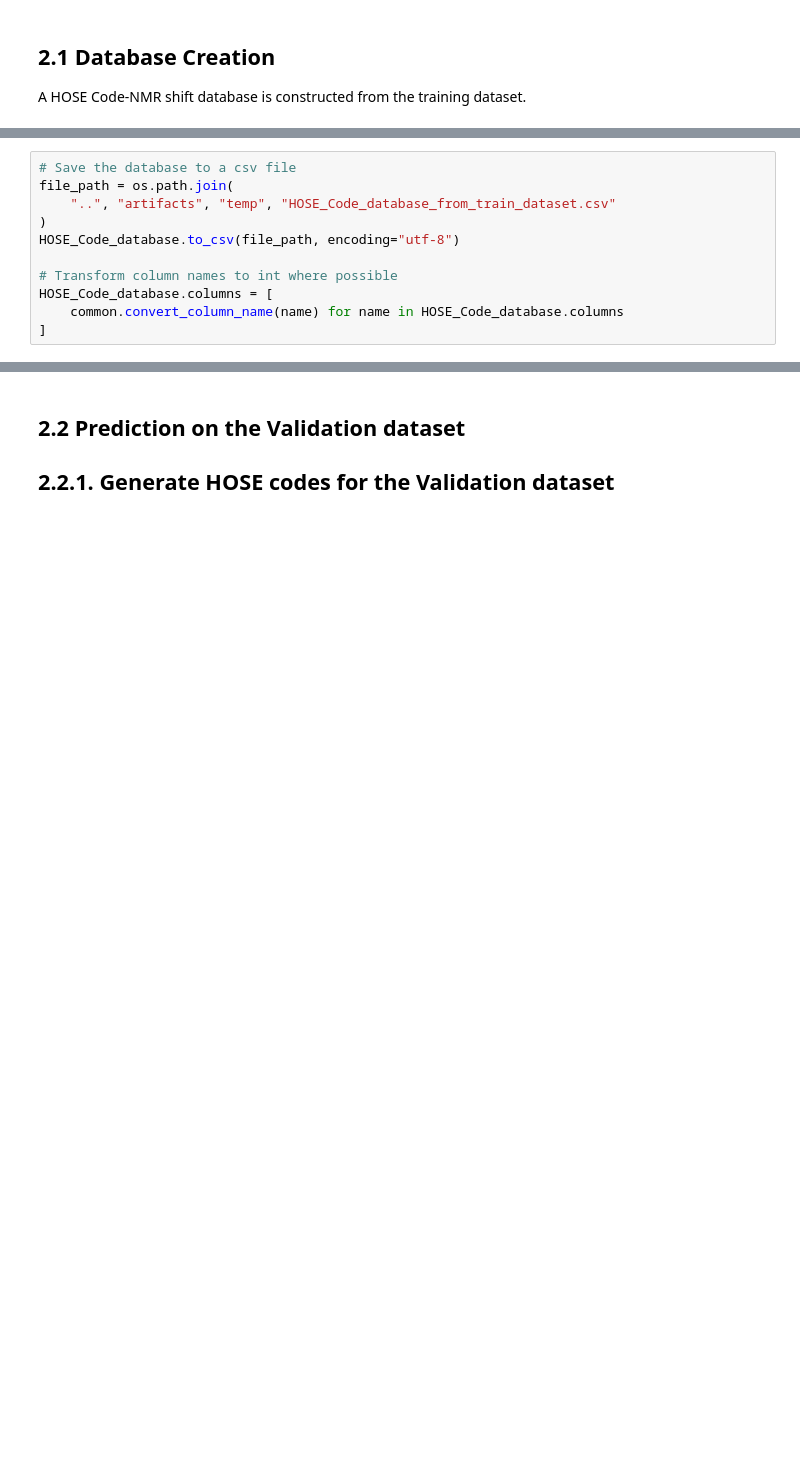
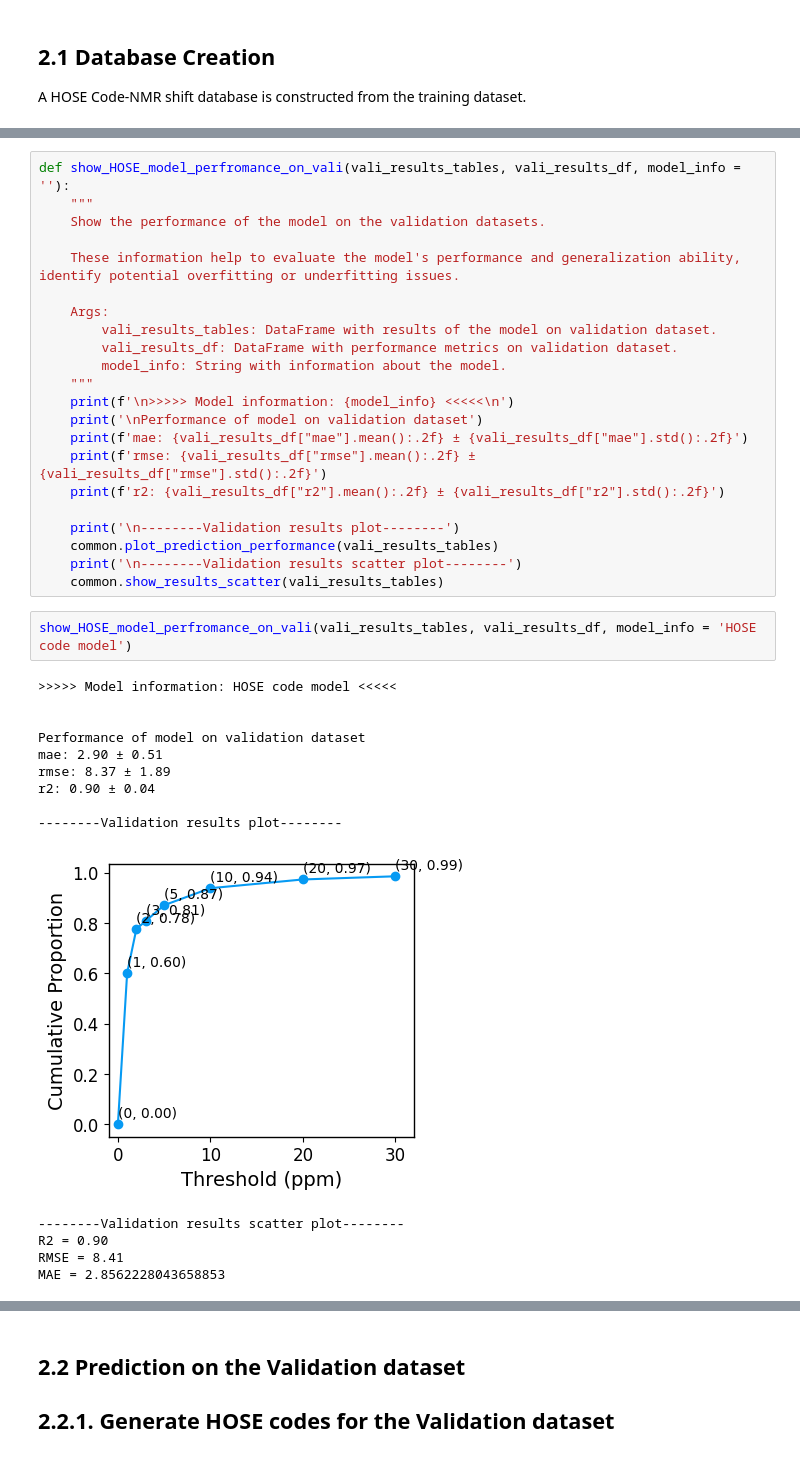
Before and after one commit to Dandan-Rao/19F-NMR-Machine-Learning-For-PFAS-Detection, a Jupyter notebook: notebooks/3_HOSE_based_nearest_neighbors_model.ipynb, the cells around one changed output, grey strips where cells are left out. Cells and saved outputs as stored; diff of their text form; blank space fills up the shorter version.

```diff
--- a/notebooks/3_HOSE_based_nearest_neighbors_model.ipynb
+++ b/notebooks/3_HOSE_based_nearest_neighbors_model.ipynb
@@ -164,11 +219,39 @@ Shape of the training dataset: (2351, 7)
 # %%
-# Save the database to a csv file
-file_path = os.path.join(
-    "..", "artifacts", "temp", "HOSE_Code_database_from_train_dataset.csv"
-)
-HOSE_Code_database.to_csv(file_path, encoding="utf-8")
+def show_HOSE_model_perfromance_on_vali(vali_results_tables, vali_results_df, model_info = ''):
+    """
+    Show the performance of the model on the validation datasets.
 
-# Transform column names to int where possible
-HOSE_Code_database.columns = [
-    common.convert_column_name(name) for name in HOSE_Code_database.columns
-]
+    These information help to evaluate the model's performance and generalization ability, identify potential overfitting or underfitting issues.
+
+    Args:
+        vali_results_tables: DataFrame with results of the model on validation dataset.
+        vali_results_df: DataFrame with performance metrics on validation dataset.
+        model_info: String with information about the model.
+    """
+    print(f'\n>>>>> Model information: {model_info} <<<<<\n')
+    print('\nPerformance of model on validation dataset')
+    print(f'mae: {vali_results_df["mae"].mean():.2f} ± {vali_results_df["mae"].std():.2f}')
+    print(f'rmse: {vali_results_df["rmse"].mean():.2f} ± {vali_results_df["rmse"].std():.2f}')
+    print(f'r2: {vali_results_df["r2"].mean():.2f} ± {vali_results_df["r2"].std():.2f}')
+
+    print('\n--------Validation results plot--------')
+    common.plot_prediction_performance(vali_results_tables)
+    print('\n--------Validation results scatter plot--------')
+    common.show_results_scatter(vali_results_tables)
+# %%
+show_HOSE_model_perfromance_on_vali(vali_results_tables, vali_results_df, model_info = 'HOSE code model')
+# %% [output]
+>>>>> Model information: HOSE code model <<<<<
+
+
+Performance of model on validation dataset
+mae: 2.90 ± 0.51
+rmse: 8.37 ± 1.89
+r2: 0.90 ± 0.04
+
+--------Validation results plot--------
+[figure, added]
+--------Validation results scatter plot--------
+R2 = 0.90
+RMSE = 8.41
+MAE = 2.8562228043658853
```
Also changed, not shown: parts of 22 cells of this notebook, 8 other files.
